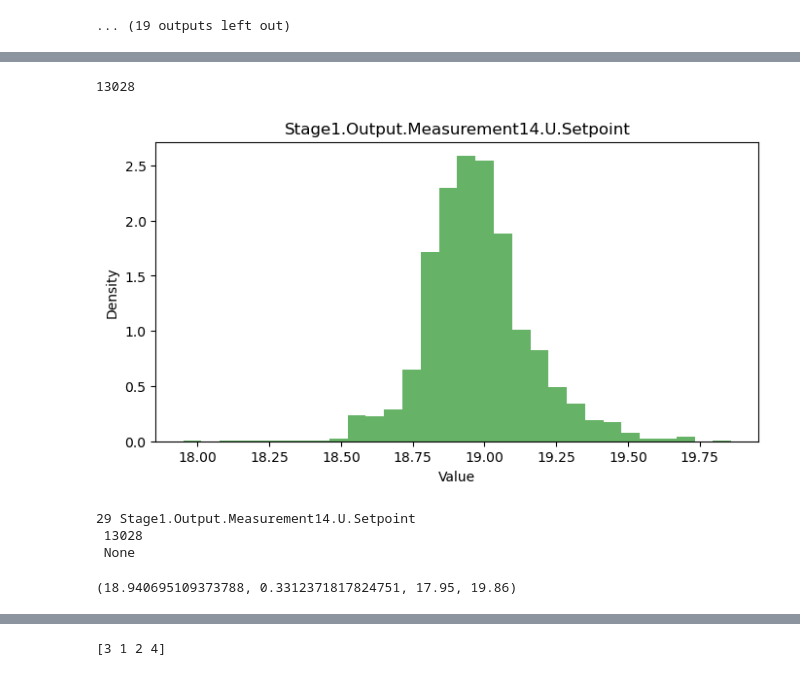
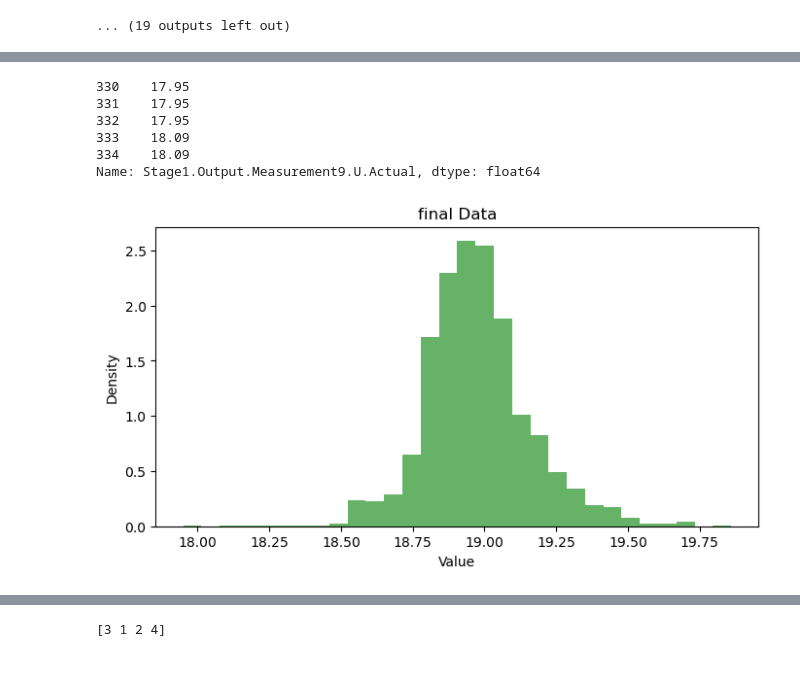
Before and after one commit to davidmichelsTUB/stochastic-data, a Jupyter notebook: preprocessing.ipynb, the cells around one changed output, grey strips where cells are left out. Drawn from its saved outputs; the diff is of its cells as text; code cells hidden in the pictures.

```diff
--- a/preprocessing.ipynb
+++ b/preprocessing.ipynb
@@ -136,31 +116,23 @@ subset_df
 # %%
 dataset = subset_df.iloc[:,18]
-dataset
 
+dataset = dataset[(dataset > 0)]
 
-stat_data = dataset
-stat_data = stat_data[(stat_data > 0)]
+mean = dataset.mean()
+std = dataset.std()
 
+dataset = dataset[(dataset < mean + 3 * std) & (dataset > mean - 3 * std)]
 
+min = dataset.min()
+max = dataset.max()
 
-mean = stat_data.mean()
-std = stat_data.std()
-
-stat_data = stat_data[(stat_data < mean + 3 * std) & (stat_data > mean - 3 * std)]
-min = stat_data.min()
-max = stat_data.max()
-stat_data = list(stat_data)
-real_dataset = np.array(stat_data)
-print(len(stat_data))
-
-print(i,col,"\n",len(stat_data),"\n",plot_data(stat_data,col),"\n") #kstest(stat_data,'norm'),
+print(dataset.head())
+plot_data(dataset,"final Data")
 # %% [output]
-13028
+330    17.95
+331    17.95
+332    17.95
+333    18.09
+334    18.09
+Name: Stage1.Output.Measurement9.U.Actual, dtype: float64
-[figure, old version]
+[figure, new version]
-29 Stage1.Output.Measurement14.U.Setpoint
- 13028
- None
-# %%
-mean,std,min,max
-# %% [output]
-(18.940695109373788, 0.3312371817824751, 17.95, 19.86)
```
Also changed, not shown: parts of 22 cells of this notebook, 2 other files.
